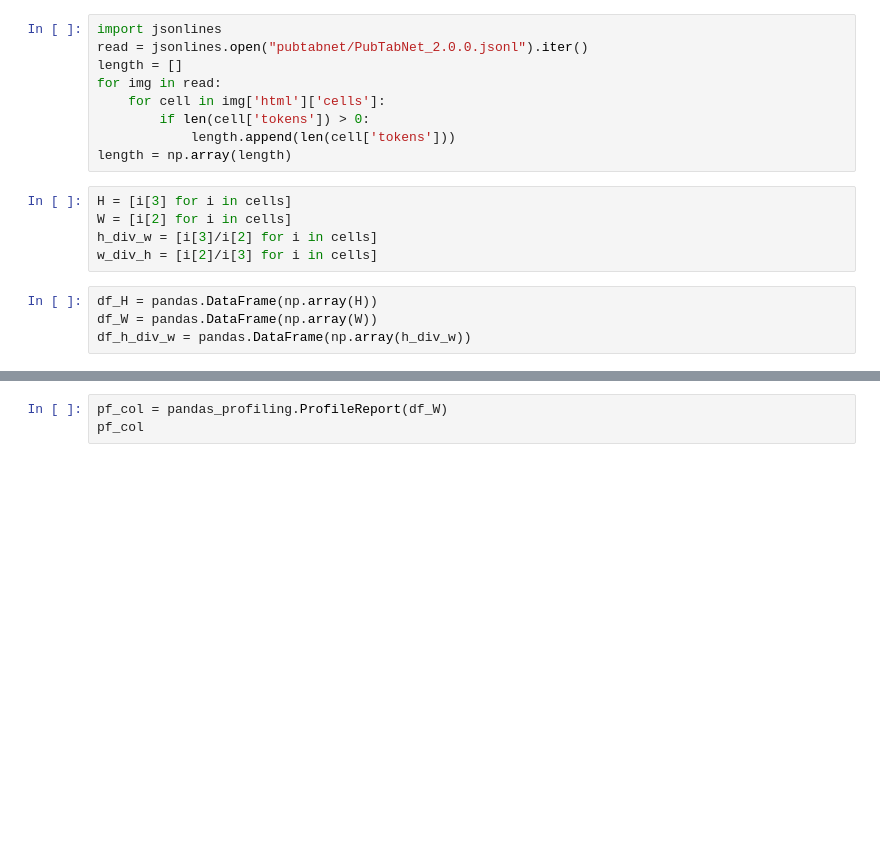
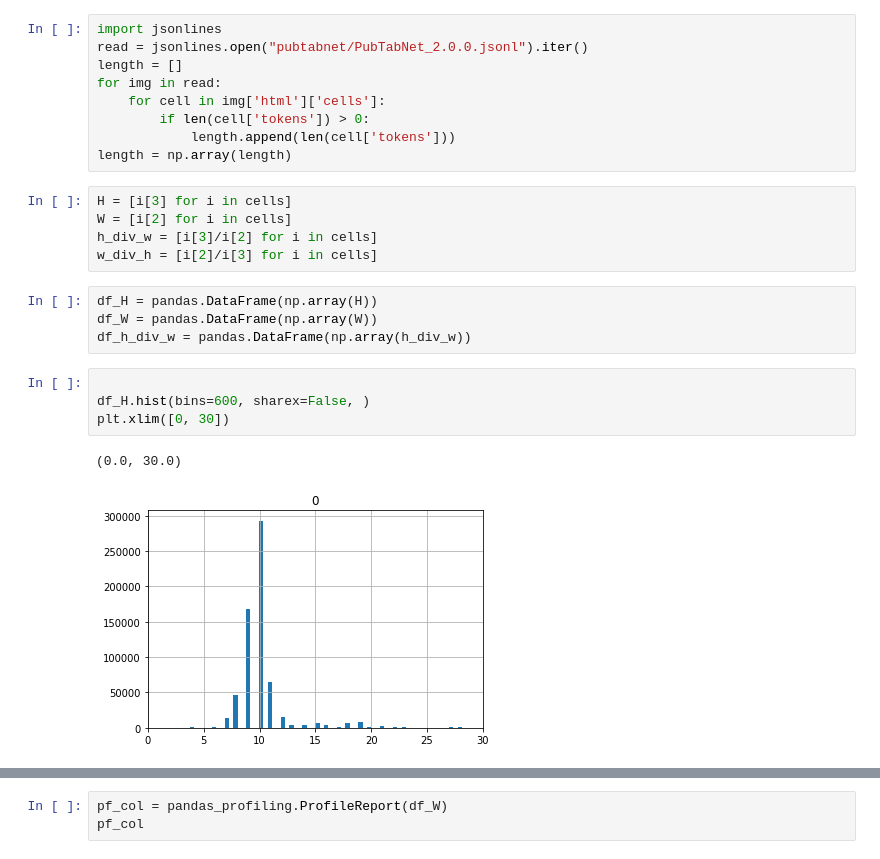
Before and after one commit to lzmisscc/PubTabNet, a Jupyter notebook: vis_ratio_cell_h_w.ipynb, the cells around one changed output, grey strips where cells are left out. Drawn from its saved outputs; the diff is of its cells as text; blank space fills up the shorter version.

```diff
--- a/vis_ratio_cell_h_w.ipynb
+++ b/vis_ratio_cell_h_w.ipynb
@@ -26,4 +27,11 @@ w_div_h = [i[2]/i[3] for i in cells]
 df_H = pandas.DataFrame(np.array(H))
 df_W = pandas.DataFrame(np.array(W))
 df_h_div_w = pandas.DataFrame(np.array(h_div_w))
+# %%
+
+df_H.hist(bins=600, sharex=False, )
+plt.xlim([0, 30])
+# %% [output]
+(0.0, 30.0)
+[figure, added]
 # %%
```
Also changed, not shown: parts of 4 cells of this notebook, 10 other files.
